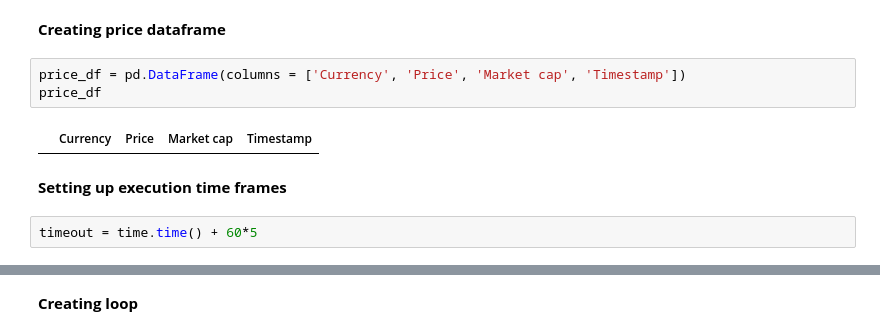
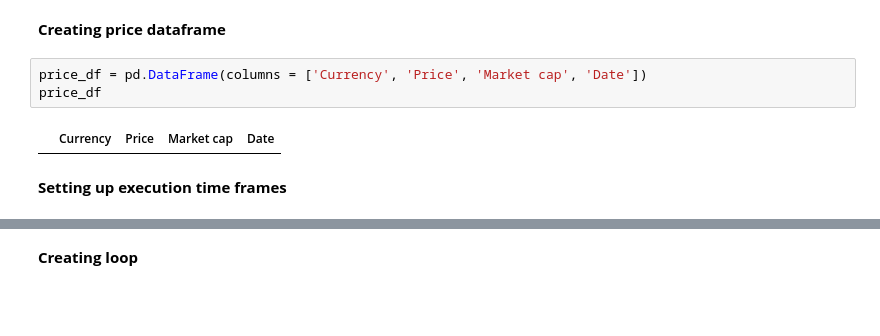
Before and after one commit to iruko14/crypto_scrapp, a Jupyter notebook: all_currencies_scrapp.ipynb, the cells around one changed output, grey strips where cells are left out. Cells and saved outputs as stored; diff of their text form; blank space fills up the shorter version.

```diff
--- a/all_currencies_scrapp.ipynb
+++ b/all_currencies_scrapp.ipynb
@@ -50,11 +57,9 @@ links
 # %% [markdown]
 **Creating price dataframe**
 # %%
-price_df = pd.DataFrame(columns = ['Currency', 'Price', 'Market cap', 'Timestamp'])
+price_df = pd.DataFrame(columns = ['Currency', 'Price', 'Market cap', 'Date'])
 price_df
 # %% [output]
-|  | Currency | Price | Market cap | Timestamp |
+|  | Currency | Price | Market cap | Date |
 # %% [markdown]
 **Setting up execution time frames**
-# %%
-timeout = time.time() + 60*5
```
Also changed, not shown: parts of 15 cells of this notebook, 3 other files.
